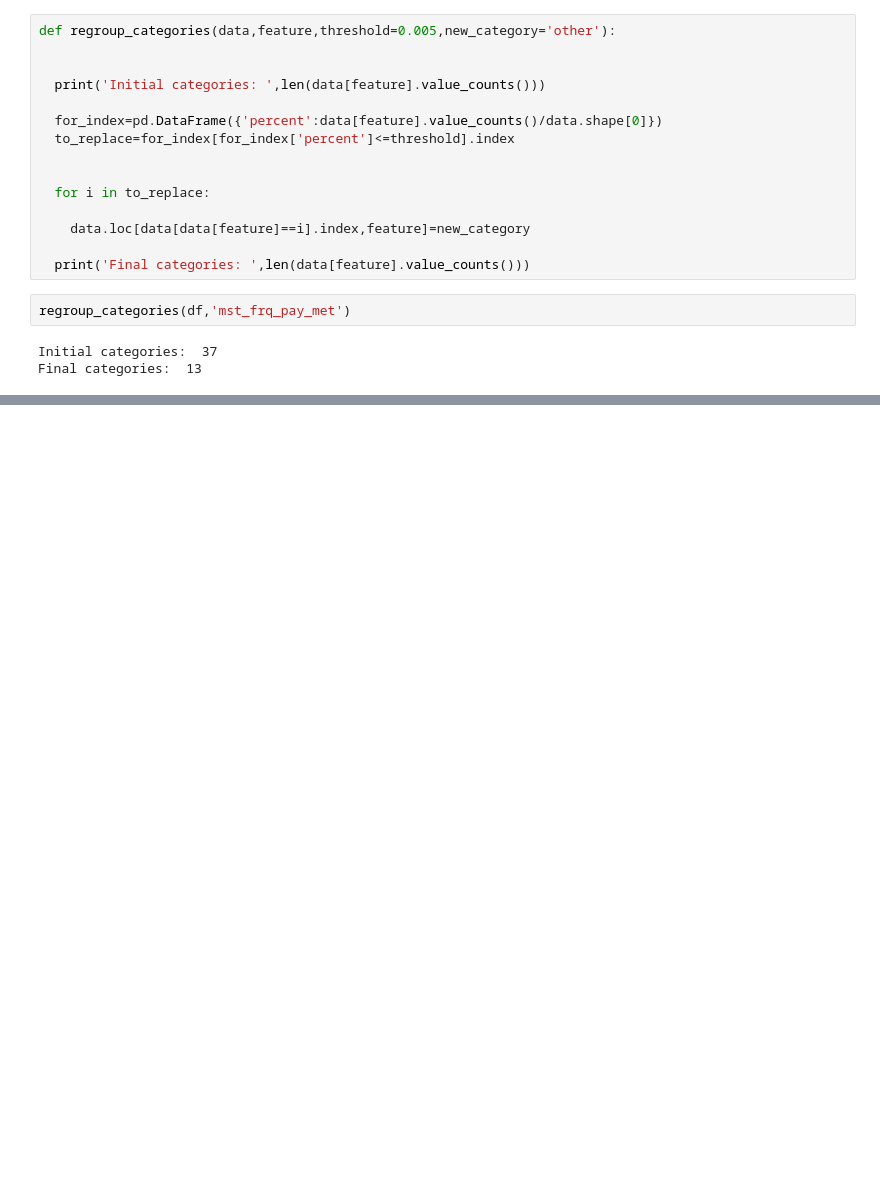
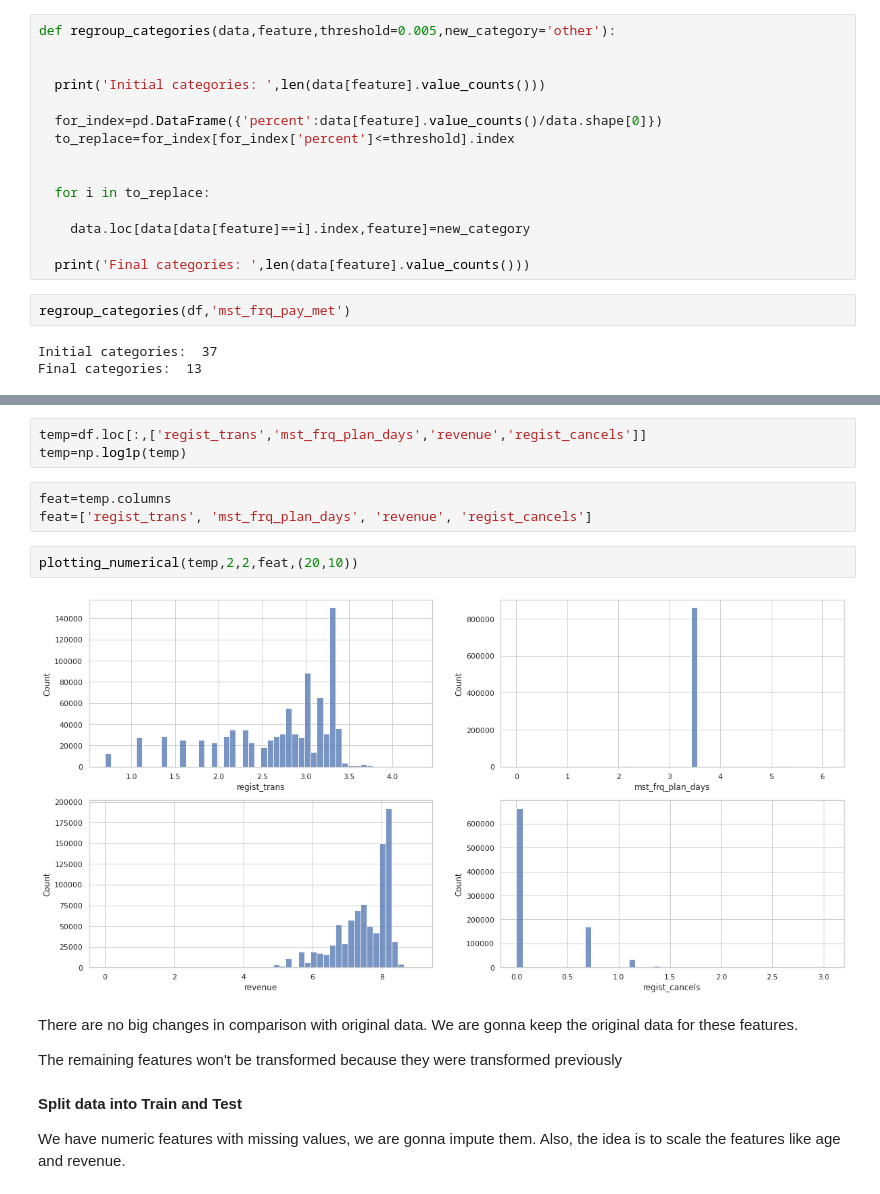
Before and after one commit to jsroa15/KKBOX, a Jupyter notebook: Final_EDA_and_FE.ipynb, the cells around one changed output, grey strips where cells are left out. Cells and saved outputs as stored; diff of their text form; blank space fills up the shorter version.

```diff
--- a/Final_EDA_and_FE.ipynb
+++ b/Final_EDA_and_FE.ipynb
@@ -478,0 +496,18 @@ Final categories:  13
+# %%
+temp=df.loc[:,['regist_trans','mst_frq_plan_days','revenue','regist_cancels']]
+temp=np.log1p(temp)
+# %%
+feat=temp.columns
+feat=['regist_trans', 'mst_frq_plan_days', 'revenue', 'regist_cancels']
+# %%
+plotting_numerical(temp,2,2,feat,(20,10))
+# %% [output]
+[figure, added]
+# %% [markdown]
+There are no big changes in comparison with original data. We are gonna keep the original data for these features.
+
+The remaining features won't be transformed because they were transformed previously
+# %% [markdown]
+**Split data into Train and Test**
+
+We have numeric features with missing values, we are gonna impute them. Also, the idea is to scale the features like age and revenue.
```
Also changed, not shown: parts of 14 cells of this notebook.
